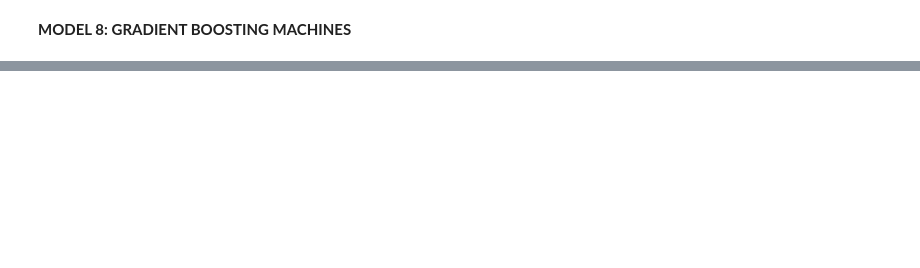
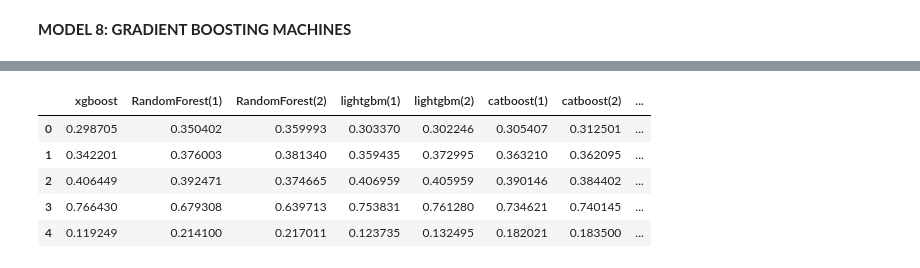
Before and after one commit to Adebesindedayo/DSN-AI-Bootcamp-Qualification-Hackathon-by-Data-Science-Nigeria-Predict-customers-who-will-default-, a Jupyter notebook: DSN_AI_Bootcamp_Qualification_Hackathon_by_Data_Science_Nigeria_,Predict_customers_who_will_default_on_a_loan.ipynb, the cells around one changed output, grey strips where cells are left out. Drawn from its saved outputs; the diff is of its cells as text; code cells hidden in the pictures; blank space fills up the shorter version.

```diff
--- a/DSN_AI_Bootcamp_Qualification_Hackathon_by_Data_Science_Nigeria_,Predict_customers_who_will_default_on_a_loan.ipynb
+++ b/DSN_AI_Bootcamp_Qualification_Hackathon_by_Data_Science_Nigeria_,Predict_customers_who_will_default_on_a_loan.ipynb
@@ -727,0 +746,20 @@ gbm_train, gbm_test, gbm_name= model_predict(gbm_model,train, target, test, 'Gbm
+# %%
+Train_stack3 = pd.DataFrame(xgb_train)
+Train_stack3 = pd.concat([Train_stack3,pd.DataFrame(rf1_train),pd.DataFrame(rf2_train),
+                        pd.DataFrame(LGB1__train),pd.DataFrame(LGBM2_train),pd.DataFrame(cat1_train),pd.DataFrame(cat2_train),
+                         pd.DataFrame(gbm_train)],1)
+Test_stack3 = pd.DataFrame(xgb_test)
+Test_stack3 = pd.concat([Test_stack3,pd.DataFrame(rf1_test),pd.DataFrame(rf2_test),
+                        pd.DataFrame(LGB1_test),pd.DataFrame(LGBM2_test),pd.DataFrame(cat1_test),pd.DataFrame(cat2_test),
+                        pd.DataFrame(gbm_test)],1)
+Test_stack3.columns=[xgb_name,rf1_name,rf2_name,LGB1_name,LGBM2_name,cat1_name,cat2_name,gbm_name]
+Train_stack3.columns=[xgb_name,rf1_name,rf2_name,LGB1_name,LGBM2_name,cat1_name,cat2_name,gbm_name]
+Test_stack3 = Test_stack3/10 #average predictions for 1o folds on the Test set..
+Test_stack3.head()
+# %% [output]
+|  | xgboost | RandomForest(1) | RandomForest(2) | lightgbm(1) | lightgbm(2) | catboost(1) | catboost(2) | ... |
+| 0 | 0.298705 | 0.350402 | 0.359993 | 0.303370 | 0.302246 | 0.305407 | 0.312501 | ... |
+| 1 | 0.342201 | 0.376003 | 0.381340 | 0.359435 | 0.372995 | 0.363210 | 0.362095 | ... |
+| 2 | 0.406449 | 0.392471 | 0.374665 | 0.406959 | 0.405959 | 0.390146 | 0.384402 | ... |
+| 3 | 0.766430 | 0.679308 | 0.639713 | 0.753831 | 0.761280 | 0.734621 | 0.740145 | ... |
+| 4 | 0.119249 | 0.214100 | 0.217011 | 0.123735 | 0.132495 | 0.182021 | 0.183500 | ... |
```
Also changed, not shown: parts of 3 cells of this notebook.
